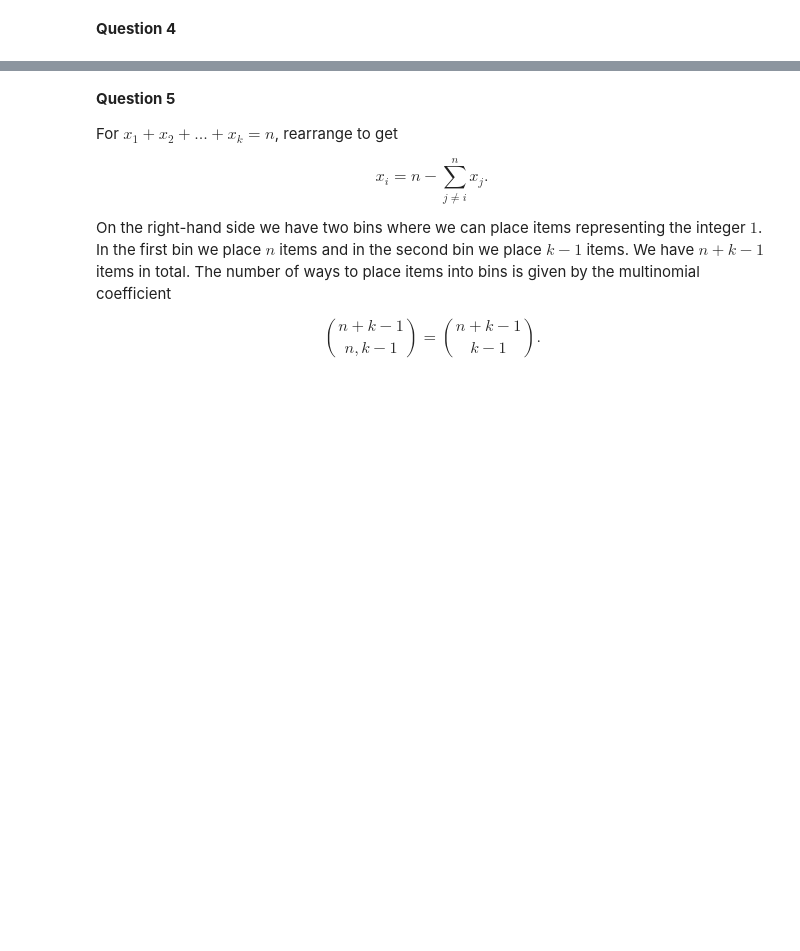
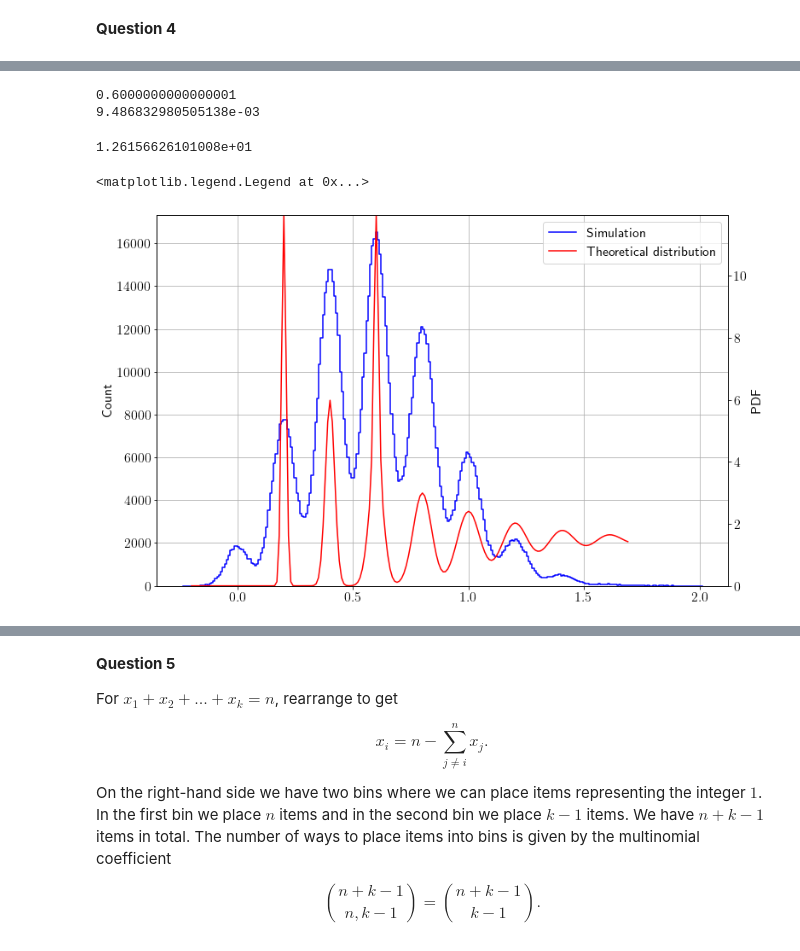
Before and after one commit to ndoyle815/MA930, a Jupyter notebook: Assignments/MA930_assignment1_2260253.ipynb, the cells around one changed output, grey strips where cells are left out. Saved outputs shown, nothing was run; the diff lists cells and outputs as text; code cells hidden in the pictures; blank space fills up the shorter version.

```diff
--- a/Assignments/MA930_assignment1_2260253.ipynb
+++ b/Assignments/MA930_assignment1_2260253.ipynb
@@ -99,0 +148,53 @@ This is the characteristic function of a Gamma distributed random variable with
+# %%
+# Inputs
+p = 0.3
+n = 10
+a = 0.2
+sigma = 0.01
+s = 0.05
+NSim = 1000000
+
+# simulating
+Voltages = NeuronRV(p, n, a, sigma, s, NSim)
+# %%
+def almostdefinitelynotright(v, n, p, sigma, a, s):
+
+    synapse = 0
+    for k in range(1,n):
+        mu = k*a
+        sig = k*sigma
+        synapse += (p)/(sig*np.sqrt(2*np.pi))*np.exp(-0.5*((v - mu)/sig)**2)
+
+    return synapse + 1/(s*np.sqrt(2*np.pi))*np.exp(-0.5*((v - n*p*a)/(np.sqrt(n)*p*sigma))**2)
+# %%
+mu = n*p*a
+sig = np.sqrt(n)*p*sigma
+print(mu)
+print(sig)
+
+(p)/(sig*np.sqrt(2*np.pi))*np.exp(-0.5*((0.6 - mu)/sig)**2)
+# %% [output]
+0.6000000000000001
+9.486832980505138e-03
+1.26156626101008e+01
+# %%
+vs = np.arange(-0.2,1.7,0.01)
+theory = almostdefinitelynotright(vs, n, p, sigma, a, s)
+# %%
+fig, ax = plt.subplots(figsize=(12,8))
+
+sns.histplot(Voltages, color='b', element='step', fill=False, label='Simulation')
+ax.grid()
+
+ax2 = ax.twinx()
+ax2.plot(vs, theory, 'r', label='Theoretical distribution')
+ax2.set_ylim([0,theory.max()])
+ax2.set_ylabel('PDF')
+
+# ask matplotlib for the plotted objects and their labels
+lines, labels = ax.get_legend_handles_labels()
+lines2, labels2 = ax2.get_legend_handles_labels()
+ax2.legend(lines + lines2, labels + labels2, loc=0)
+# %% [output]
+<matplotlib.legend.Legend at 0x...>
+[figure, added]
```
Also changed, not shown: parts of 3 cells of this notebook.
